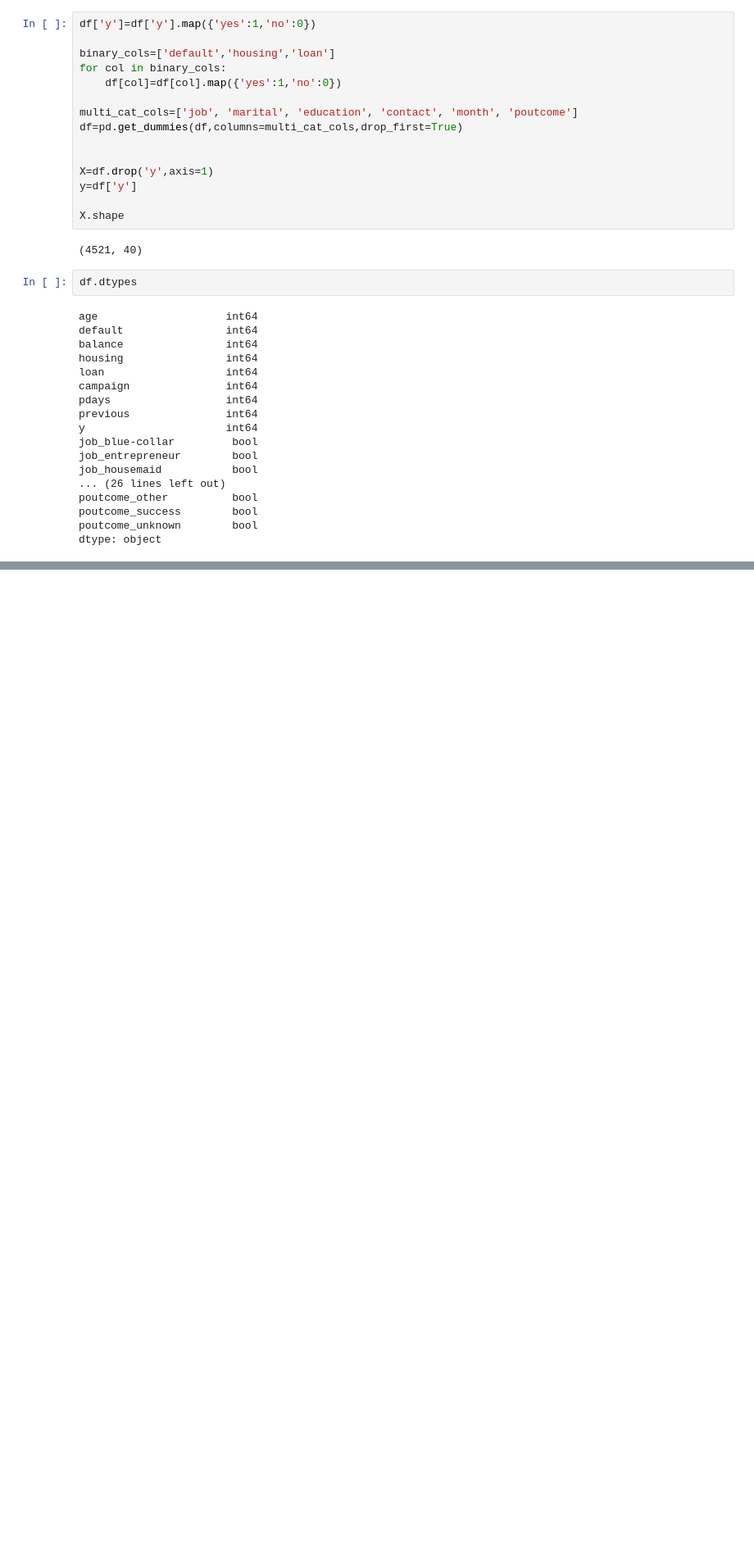
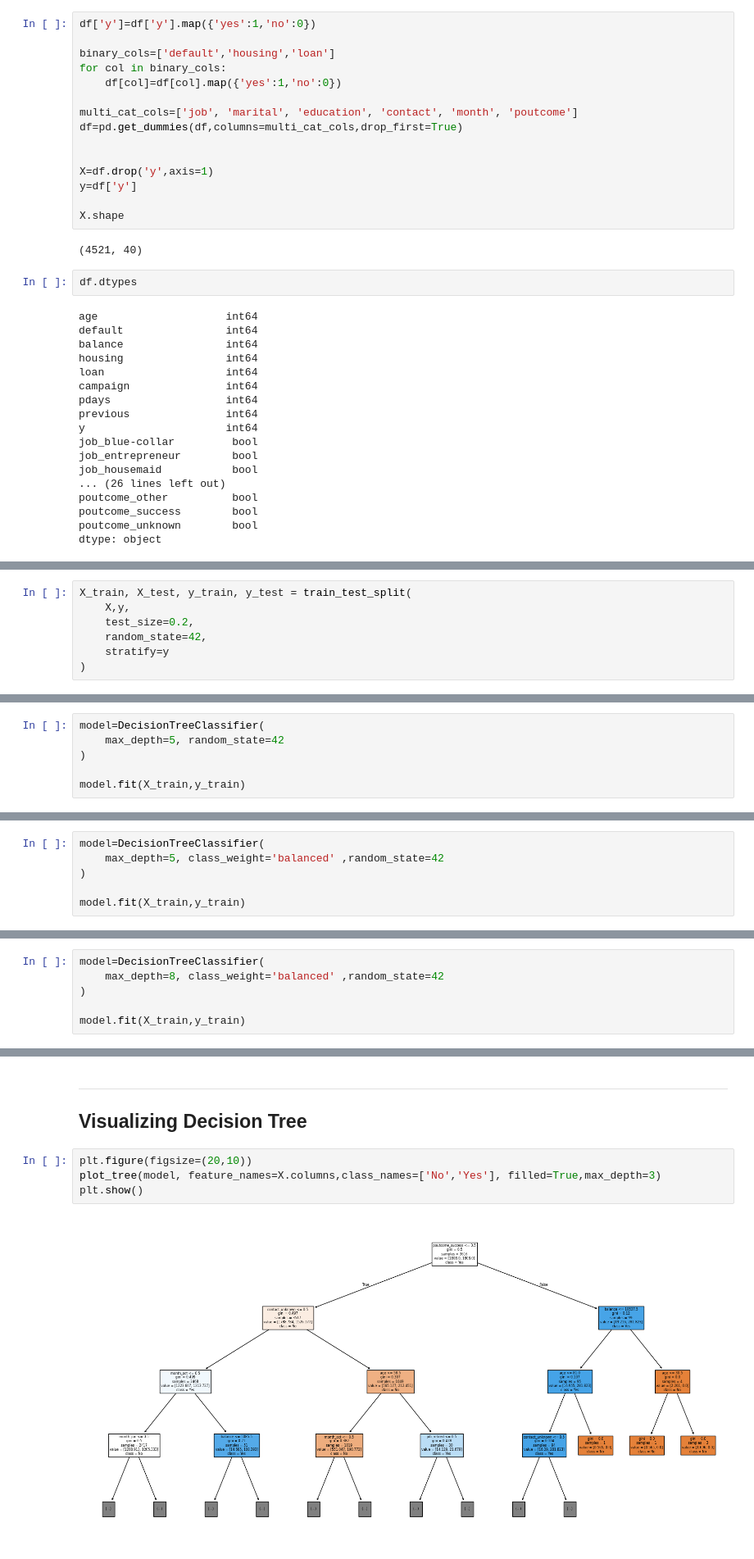
Before and after one commit to RealHaroon/PRODIGY_DS_03, a Jupyter notebook: notebook/Decision Tree Classifier.ipynb, the cells around one changed output, grey strips where cells are left out. Shown at 82% size. Cells and saved outputs as stored; diff of their text form; blank space fills up the shorter version.

Commit message:
Model Training, Evaluation and  Tuning (20-2-2026 )

```diff
--- a/notebook/Decision Tree Classifier.ipynb
+++ b/notebook/Decision Tree Classifier.ipynb
@@ -316,0 +321,7 @@ dtype: object
+# %%
+X_train, X_test, y_train, y_test = train_test_split(
+    X,y,
+    test_size=0.2,
+    random_state=42,
+    stratify=y
+)
@@ -316,0 +331,6 @@ dtype: object
+# %%
+model=DecisionTreeClassifier(
+    max_depth=5, random_state=42
+)
+
+model.fit(X_train,y_train)
@@ -316,0 +372,6 @@ dtype: object
+# %%
+model=DecisionTreeClassifier(
+    max_depth=5, class_weight='balanced' ,random_state=42
+)
+
+model.fit(X_train,y_train)
@@ -316,0 +395,6 @@ dtype: object
+# %%
+model=DecisionTreeClassifier(
+    max_depth=8, class_weight='balanced' ,random_state=42
+)
+
+model.fit(X_train,y_train)
@@ -316,0 +440,9 @@ dtype: object
+# %% [markdown]
+----
+## **Visualizing Decision Tree**
+# %%
+plt.figure(figsize=(20,10))
+plot_tree(model, feature_names=X.columns,class_names=['No','Yes'], filled=True,max_depth=3)
+plt.show()
+# %% [output]
+[figure, added]
```
Also changed, not shown: parts of 20 cells of this notebook, 2 other files.
